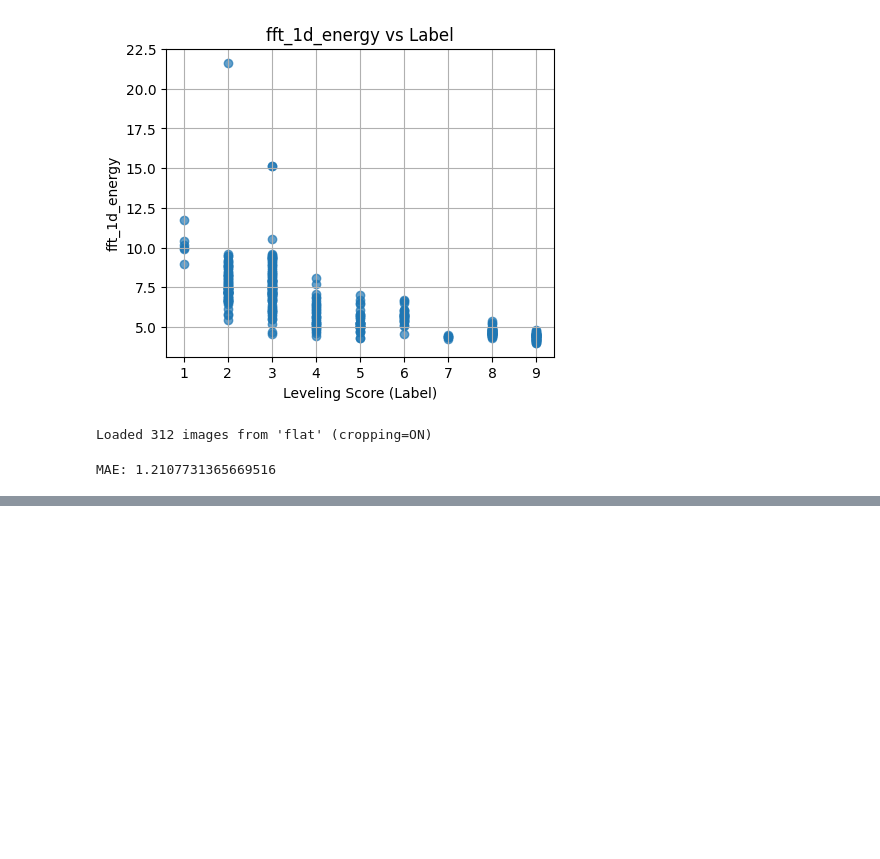
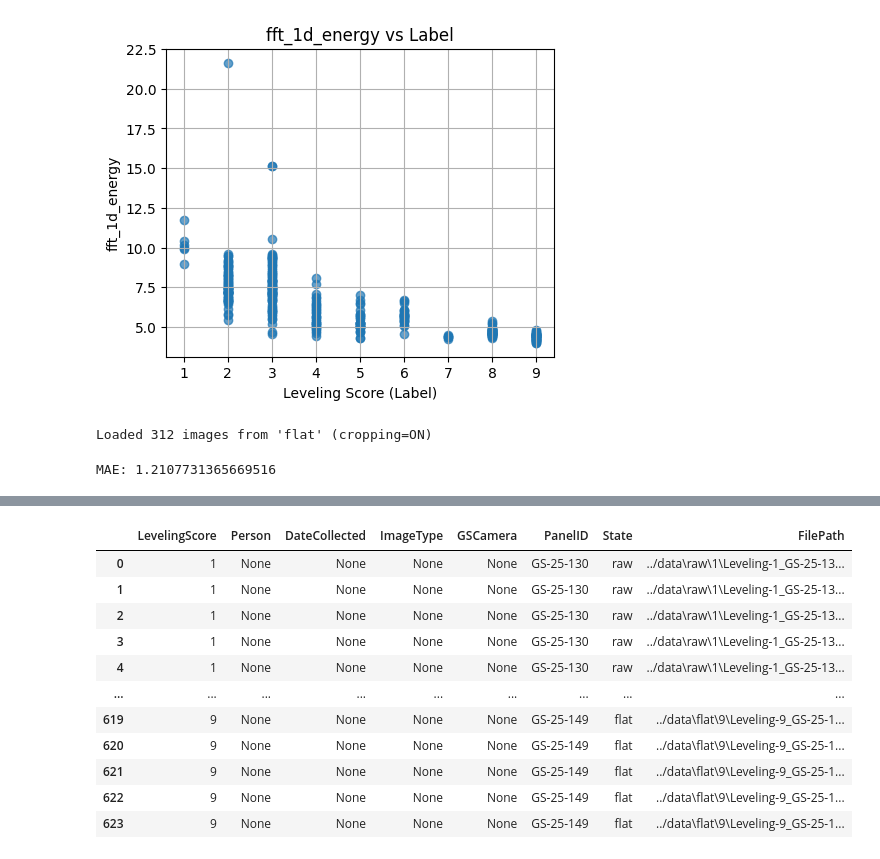
Before and after one commit to bxb370/Gel_Sight_Mini_Leveling_Model, a Jupyter notebook: notebooks/explore.ipynb, the cells around one changed output, grey strips where cells are left out. Cells and saved outputs as stored; diff of their text form; code cells hidden in the pictures; blank space fills up the shorter version.

```diff
--- a/notebooks/explore.ipynb
+++ b/notebooks/explore.ipynb
@@ -1124,3 +1124,75 @@ MAE: 1.2107731365669516
 #based on the above results, using the nonlinear model helped reduce error compared to the linear model
 # %%
 # now lets try training on decimals and then outputting discrete score
+# %%
+# now lets work on building the metadata.csv file
+
+import os
+import pandas as pd
+import re
+
+def build_metadata_from_existing(data_types=("raw", "flat"), base_dir="../data", output_file="metadata.csv"):
+    """
+    Builds metadata.csv from current dataset structure.
+
+    Extracts:
+        - LevelingScore (from folder)
+        - PanelID (from filename: GS-25-###)
+        - State (raw or flat)
+        - FilePath
+
+    Other fields are set to None.
+    """
+
+    records = []
+
+    for data_type in data_types:  # e.g. "raw", "flat"
+        data_dir = os.path.join(base_dir, data_type)
+
+        for label_folder in sorted(os.listdir(data_dir), key=lambda x: int(x)):
+            folder_path = os.path.join(data_dir, label_folder)
+
+            if not os.path.isdir(folder_path):
+                continue
+
+            level = int(label_folder)
+
+            for filename in os.listdir(folder_path):
+                if not filename.lower().endswith(".png"):
+                    continue
+
+                filepath = os.path.join(folder_path, filename)
+
+                # ---- Extract PanelID ----
+                panel_match = re.search(r"GS-25-(\d+)", filename)
+                panel_id = f"GS-25-{panel_match.group(1)}" if panel_match else None
+
+                # ---- Extract State (fallback to folder name if needed) ----
+                state_match = re.search(r"(raw|flat)", filename.lower())
+                state = state_match.group(1) if state_match else data_type
+
+                # ---- Build record ----
+                record = {
+                    "LevelingScore": level,
+                    "Person": None,
+                    "DateCollected": None,
+                    "ImageType": None,
+                    "GSCamera": None,
+                    "PanelID": panel_id,
+                    "State": state,
+                    "FilePath": filepath
+                }
+
+                records.append(record)
+
+    df = pd.DataFrame(records)
+
+    output_path = os.path.join(base_dir, output_file)
+    df.to_csv(output_path, index=False)
+
+    print(f"Saved metadata to {output_path}")
+    print(f"Total records: {len(df)}")
+
+    return df
+build_metadata_from_existing(data_types=("raw", "flat"), base_dir="../data", output_file="metadata.csv")
+# %% [output]
@@ -1126,0 +1201,12 @@ MAE: 1.2107731365669516
+|  | LevelingScore | Person | DateCollected | ImageType | GSCamera | PanelID | State | FilePath |
+| 0 | 1 | None | None | None | None | GS-25-130 | raw | ../data\raw\1\Leveling-1_GS-25-13... |
+| 1 | 1 | None | None | None | None | GS-25-130 | raw | ../data\raw\1\Leveling-1_GS-25-13... |
+| 2 | 1 | None | None | None | None | GS-25-130 | raw | ../data\raw\1\Leveling-1_GS-25-13... |
+| 3 | 1 | None | None | None | None | GS-25-130 | raw | ../data\raw\1\Leveling-1_GS-25-13... |
+| 4 | 1 | None | None | None | None | GS-25-130 | raw | ../data\raw\1\Leveling-1_GS-25-13... |
+| ... | ... | ... | ... | ... | ... | ... | ... | ... |
+| 619 | 9 | None | None | None | None | GS-25-149 | flat | ../data\flat\9\Leveling-9_GS-25-1... |
+| 620 | 9 | None | None | None | None | GS-25-149 | flat | ../data\flat\9\Leveling-9_GS-25-1... |
+| 621 | 9 | None | None | None | None | GS-25-149 | flat | ../data\flat\9\Leveling-9_GS-25-1... |
+| 622 | 9 | None | None | None | None | GS-25-149 | flat | ../data\flat\9\Leveling-9_GS-25-1... |
+| 623 | 9 | None | None | None | None | GS-25-149 | flat | ../data\flat\9\Leveling-9_GS-25-1... |
```
Also changed, not shown: parts of 8 cells of this notebook, 5 other files.
